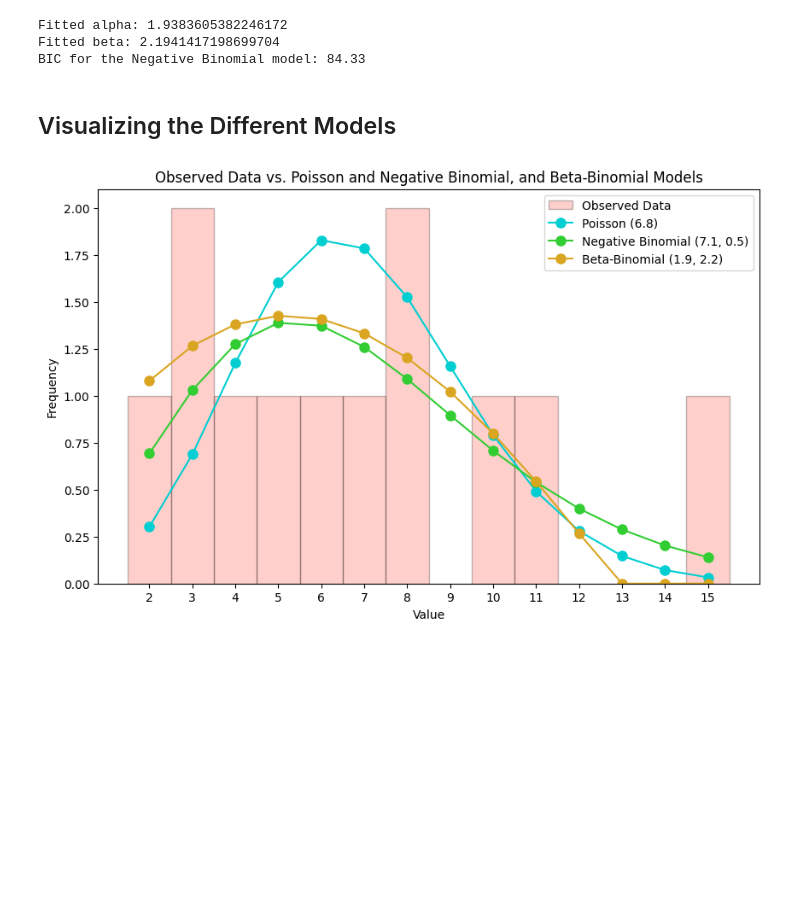
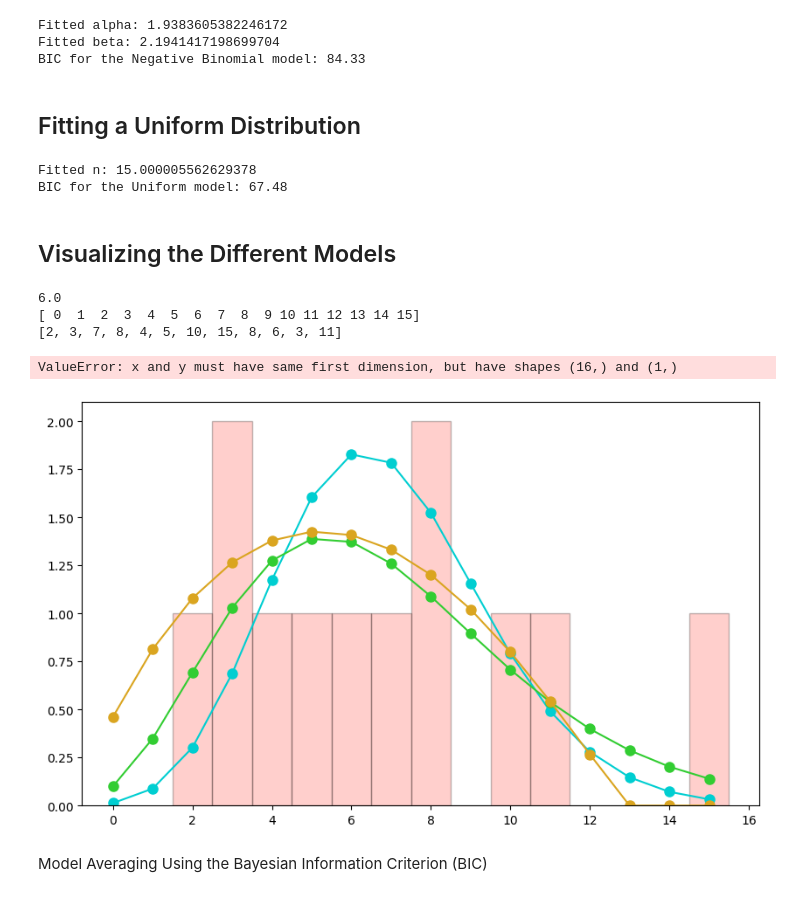
Before and after one commit to AlexFiliakov/bayesian-case-study, a Jupyter notebook: bayesian_case_study.ipynb, the cells around one changed output. Drawn from its saved outputs; the diff is of its cells as text; code cells hidden in the pictures; blank space fills up the shorter version.

Commit message:
added uniform distribution

```diff
--- a/bayesian_case_study.ipynb
+++ b/bayesian_case_study.ipynb
@@ -161,40 +182,94 @@ print("BIC for the Negative Binomial model:", round(bic,2))
 Fitted alpha: 1.9383605382246172
 Fitted beta: 2.1941417198699704
 BIC for the Negative Binomial model: 84.33
+# %% [markdown]
+## Fitting a Uniform Distribution
+# %%
+# Define the Uniform distribution PMF
+def uniform_pmf(k, n):
+    k = np.asarray(k)  # Ensure k is a numpy array
+    return [1 / n if j < n else 0 for j in k]
+
+# Define the negative log-likelihood function for the Uniform distribution
+def neg_log_likelihood_uniform(params, data):
+    n = params[0]  # Assuming n is the number of trials in the data
+    pmf_values = uniform_pmf(data, n)
+    # Avoid log(0) by replacing 0 with a very small number
+    pmf_values = np.where(np.array(pmf_values) == 0, 1e-10, pmf_values)
+    return -np.sum(np.log(pmf_values))
+
+# Initial guesses for upper bound
+initial_params = [max(y)]
+
+# Fit the Uniform distribution to the data
+model_uniform = minimize(neg_log_likelihood_uniform, initial_params, args=(y,), bounds=[(1, None)])
+
+# Extract the fitted parameter
+n_fitted = model_uniform.x[0]
+
+# Print the fitted parameter
+print(f"Fitted n: {n_fitted}")
+
+# Calculate the log-likelihood of the model
+log_likelihood_uniform = -neg_log_likelihood_uniform([n_fitted], y)
+
+# Number of parameters (k) and number of data points (n)
+k = 1
+n = len(y)
+
+# Calculate BIC
+bic_uniform = k * np.log(n) - 2 * log_likelihood_uniform
+
+print(f"BIC for the Uniform model: {round(bic_uniform,2)}")
+# %% [output]
+Fitted n: 15.000005562629378
+BIC for the Uniform model: 67.48
 # %% [markdown]
 ## Visualizing the Different Models
 # %%
 # Plot the observed data as a histogram
 plt.figure(figsize=(10, 6))
 plt.hist(y, bins=np.arange(min(y)-0.5, max(y) + 1.5), alpha=0.25, color='#FF4136', edgecolor='black', label='Observed Data')
-# range(min(y), max(y) + 2)
+
+x = np.arange(0, max(y) + 1)
 
 # Overlay the expected Poisson distribution
-x = np.arange(min(y), max(y) + 1)
 poisson_pmf = poisson.pmf(x, mean_y) * len(y)  # Scale the PMF by the number of observations
 plt.plot(x, poisson_pmf, 'o-', label=f'Poisson ({round(mean_y,1)})', color='#00CED1', markersize=8)
 
 # Calculate the expected Negative Binomial probabilities
-x = np.arange(min(y), max(y) + 1)
 nbinom_pmf = nbinom.pmf(x, r_fitted, p_fitted) * len(y)  # Scale the PMF by the number of observations
 
 # Overlay the fitted Negative Binomial distribution
 plt.plot(x, nbinom_pmf, 'o-', label=f'Negative Binomial ({round(r_fitted,1)}, {round(p_fitted,1)})', color='#32CD32', markersize=8)
 
 # Calculate the expected Beta-Binomial probabilities
-x = np.arange(min(y), max(y) + 1)
 beta_binom_pmf = beta_binomial_pmf(x, len(y), alpha_fitted, beta_fitted)
 
 # Overlay the fitted Beta-Binomial distribution
 plt.plot(x, beta_binom_pmf, 'o-', label=f'Beta-Binomial ({round(alpha_fitted,1)}, {round(beta_fitted,1)})', color='#DAA520', markersize=8)
+
+# Calculate the expected Uniform probabilities
+uniform_pmf_values = uniform_pmf(x, n_fitted) * len(y)  # Scale the PMF by the number of observations
+print(uniform_pmf_values)
+print(x)
+print(y)
+# Overlay the fitted Uniform distribution
+plt.plot(x, uniform_pmf_values, 'o-', label=f'Uniform ({round(n_fitted,1)})', color='#FFA500', markersize=8)
 
 # Set x-axis labels for every element
 plt.xticks(np.arange(min(y), max(y) + 1))
 
 plt.title('Observed Data vs. Poisson and Negative Binomial, and Beta-Binomial Models')
 plt.xlabel('Value')
 plt.ylabel('Frequency')
 plt.legend()
 plt.show()
 # %% [output]
+6.0
+[ 0  1  2  3  4  5  6  7  8  9 10 11 12 13 14 15]
+[2, 3, 7, 8, 4, 5, 10, 15, 8, 6, 3, 11]
+ValueError: x and y must have same first dimension, but have shapes (16,) and (1,)
-[figure, old version]
+[figure, new version]
+# %% [markdown]
+Model Averaging Using the Bayesian Information Criterion (BIC)
```
Also changed, not shown: parts of 8 cells of this notebook.
